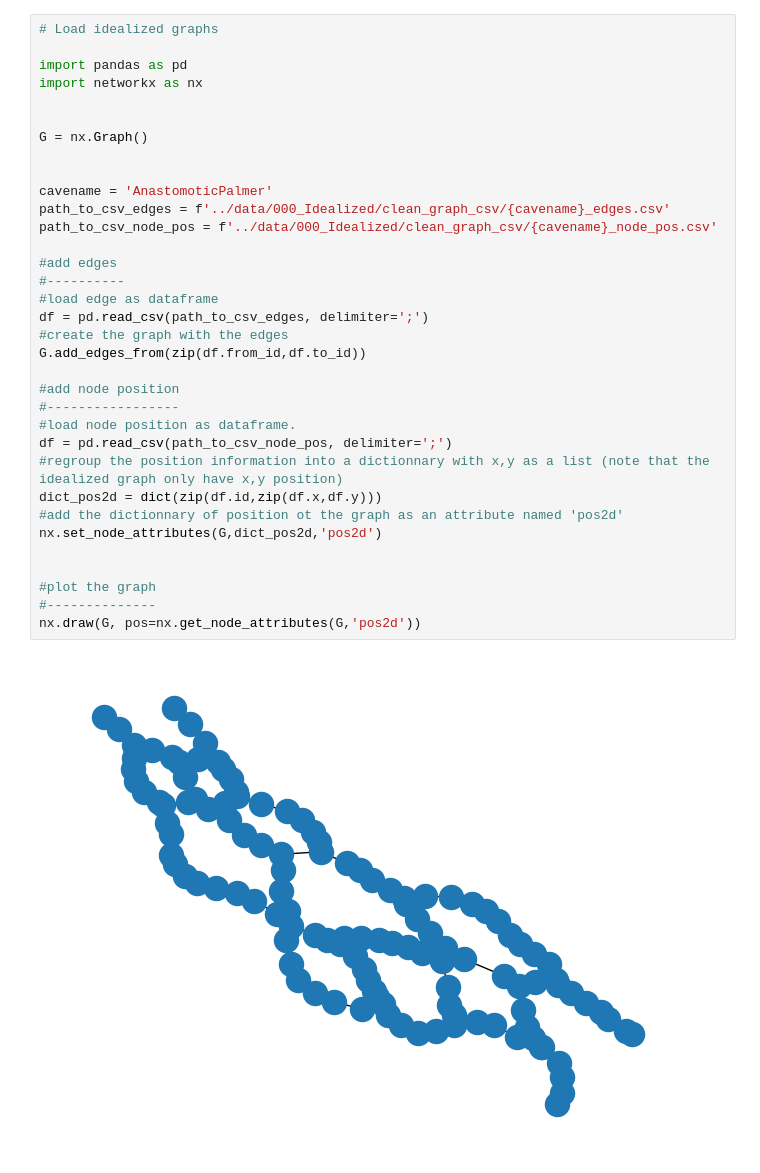
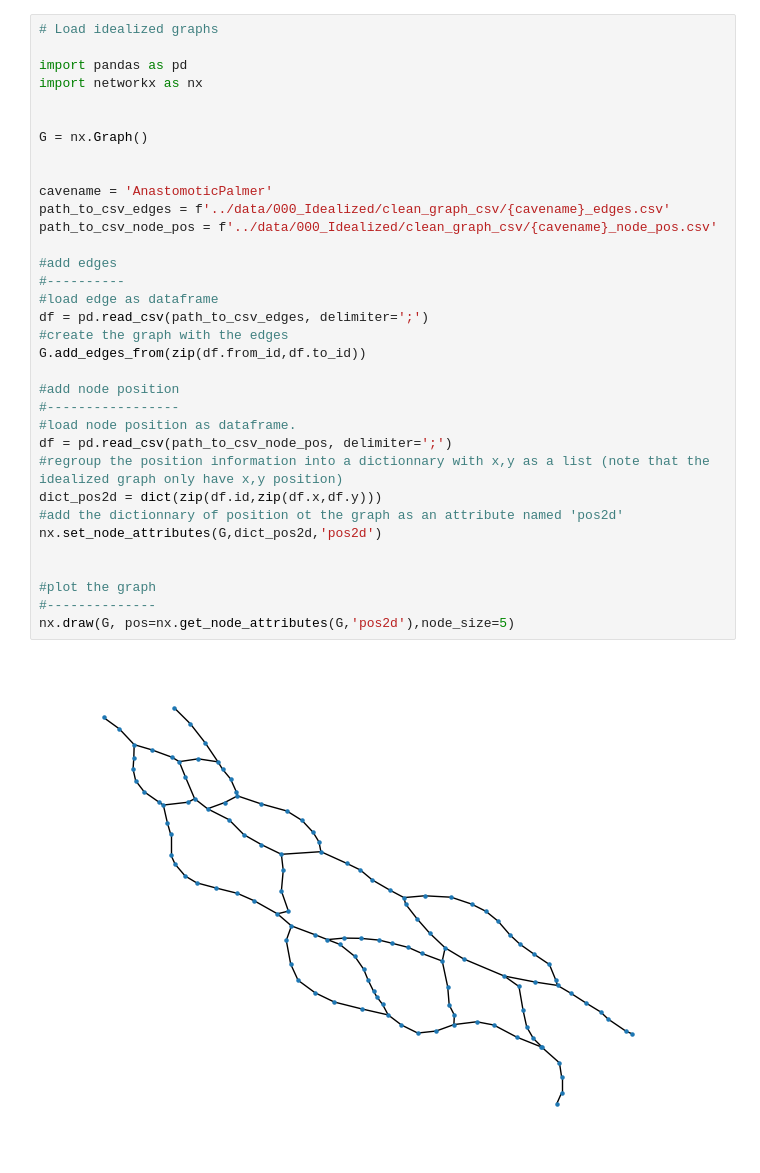
Before and after one commit to ERC-Karst/KNdata-public, a Jupyter notebook: example-notebooks/example-idealized-cave-network.ipynb, the cells around one changed output. Cells and saved outputs as stored; diff of their text form.

```diff
--- a/example-notebooks/example-idealized-cave-network.ipynb
+++ b/example-notebooks/example-idealized-cave-network.ipynb
@@ -5,32 +5,32 @@ import pandas as pd
 import networkx as nx
 
 
 G = nx.Graph()
 
 
 cavename = 'AnastomoticPalmer'
 path_to_csv_edges = f'../data/000_Idealized/clean_graph_csv/{cavename}_edges.csv'
 path_to_csv_node_pos = f'../data/000_Idealized/clean_graph_csv/{cavename}_node_pos.csv'
 
 #add edges
 #----------
 #load edge as dataframe
 df = pd.read_csv(path_to_csv_edges, delimiter=';')
 #create the graph with the edges
 G.add_edges_from(zip(df.from_id,df.to_id))
 
 #add node position
 #-----------------
 #load node position as dataframe.
 df = pd.read_csv(path_to_csv_node_pos, delimiter=';')
 #regroup the position information into a dictionnary with x,y as a list (note that the idealized graph only have x,y position)
 dict_pos2d = dict(zip(df.id,zip(df.x,df.y)))
 #add the dictionnary of position ot the graph as an attribute named 'pos2d'
 nx.set_node_attributes(G,dict_pos2d,'pos2d')
 
 
 #plot the graph
 #--------------
-nx.draw(G, pos=nx.get_node_attributes(G,'pos2d'))
+nx.draw(G, pos=nx.get_node_attributes(G,'pos2d'),node_size=5)
 # %% [output]
-[figure, old version]
+[figure, new version]
```
